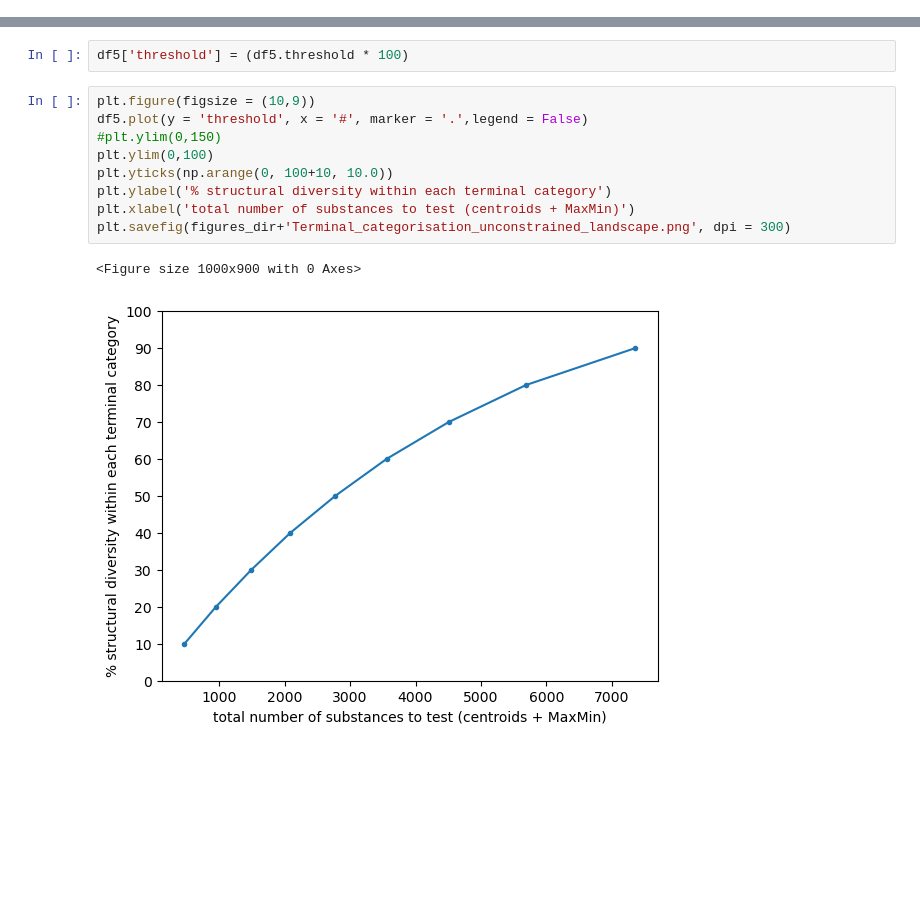
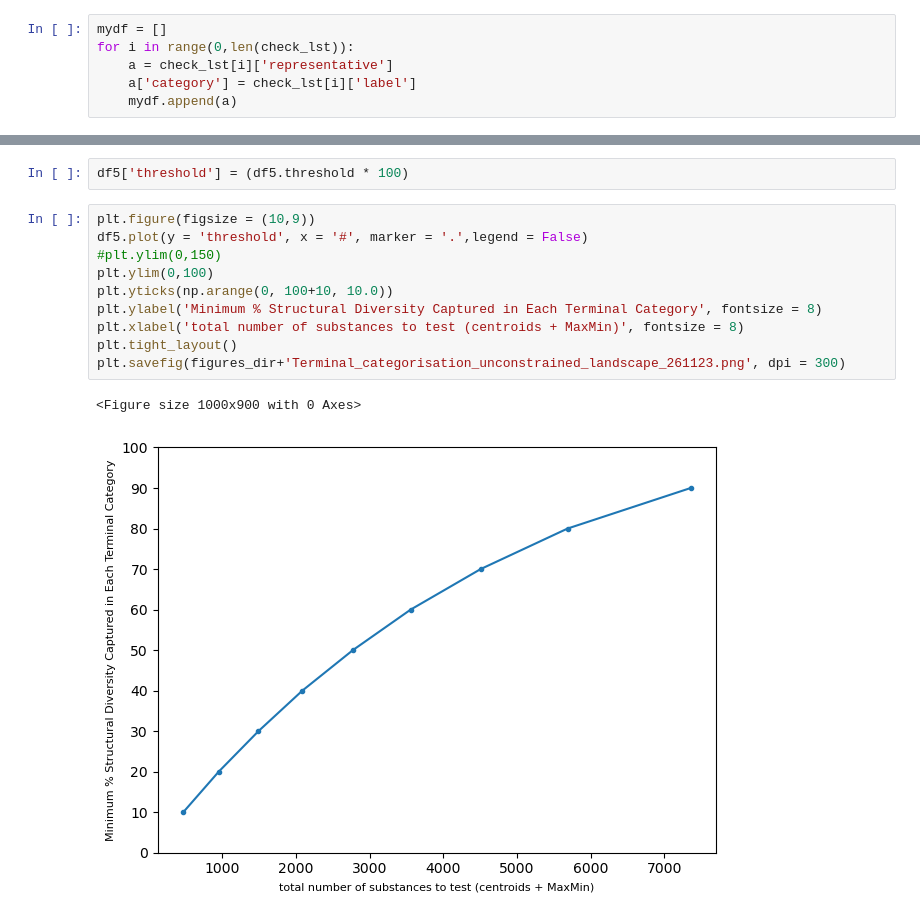
Before and after one commit to patlewig/nts_pfas, a Jupyter notebook: notebooks/07_structural_diversity_coverage_unconstrained.ipynb, the cells around one changed output, grey strips where cells are left out. Drawn from its saved outputs; the diff is of its cells as text; blank space fills up the shorter version.

```diff
--- a/notebooks/07_structural_diversity_coverage_unconstrained.ipynb
+++ b/notebooks/07_structural_diversity_coverage_unconstrained.ipynb
@@ -284,0 +288,6 @@ fig.savefig(figures_dir+'Figure1_structural_diversity_061123.png', dpi = 300, bb
+# %%
+mydf = []
+for i in range(0,len(check_lst)):
+    a = check_lst[i]['representative']
+    a['category'] = check_lst[i]['label']
+    mydf.append(a)
@@ -322,12 +365,13 @@ df5['threshold'] = (df5.threshold * 100)
 # %%
 plt.figure(figsize = (10,9))
 df5.plot(y = 'threshold', x = '#', marker = '.',legend = False)
 #plt.ylim(0,150)
 plt.ylim(0,100)
 plt.yticks(np.arange(0, 100+10, 10.0))
-plt.ylabel('% structural diversity within each terminal category')
-plt.xlabel('total number of substances to test (centroids + MaxMin)')
-plt.savefig(figures_dir+'Terminal_categorisation_unconstrained_landscape.png', dpi = 300)
+plt.ylabel('Minimum % Structural Diversity Captured in Each Terminal Category', fontsize = 8)
+plt.xlabel('total number of substances to test (centroids + MaxMin)', fontsize = 8)
+plt.tight_layout()
+plt.savefig(figures_dir+'Terminal_categorisation_unconstrained_landscape_261123.png', dpi = 300)
 # %% [output]
 <Figure size 1000x900 with 0 Axes>
-[figure, old version]
+[figure, new version]
```
Also changed, not shown: parts of 7 cells of this notebook, 5 other files.
